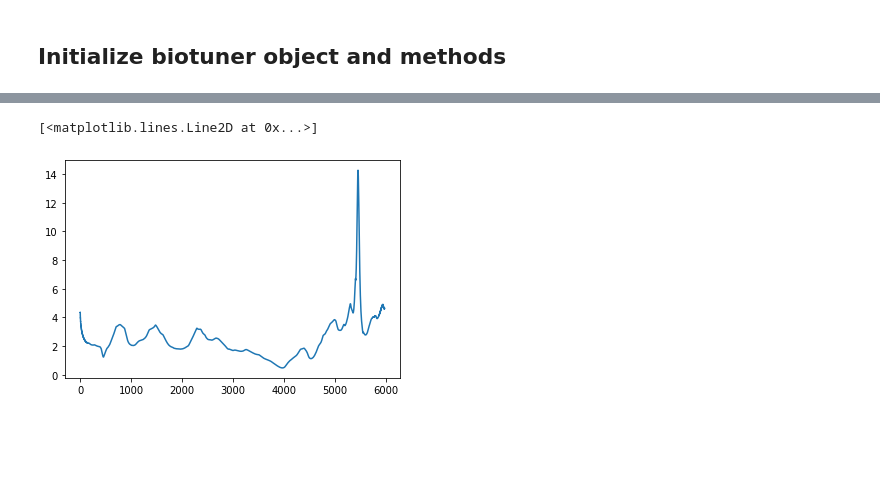
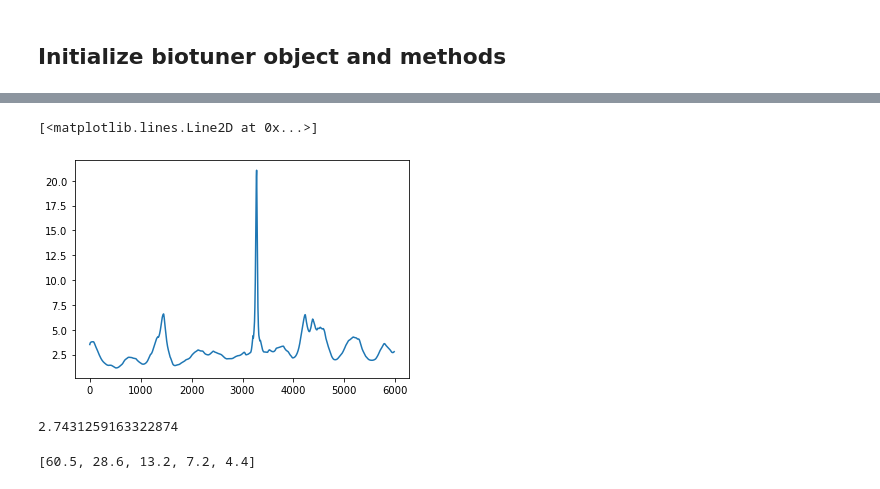
Before and after one commit to AntoineBellemare/biotuner, a Jupyter notebook: biotuner_object.ipynb, the cells around one changed output, grey strips where cells are left out. Cells and saved outputs as stored; diff of their text form; code cells hidden in the pictures; blank space fills up the shorter version.

```diff
--- a/biotuner_object.ipynb
+++ b/biotuner_object.ipynb
@@ -74,6 +75,8 @@ class biotuner(object):
        Generates self.peaks and self.peaks_ratios attributes'''
 
     def peaks_extraction (self, data, peaks_function = None, FREQ_BANDS = None, precision = None, sf = None, max_freq = 80, compute_sub_ratios = None):
+
+
         self.data = data
         if sf == None:
             sf = self.sf
@@ -300,7 +303,7 @@ class biotuner(object):
             high = max_freq
             steps = int((high-low)/precision_hh)
             edges, bins = emd.spectra.define_hist_bins(low, high, steps, 'log')
-            self.IF = IF
+            self.IF = np.moveaxis(IF, 0 ,1)
             # Compute the 1d Hilbert-Huang transform (power over carrier frequency)
             spec = emd.spectra.hilberthuang_1d(IF, IA, edges)
 
@@ -357,16 +360,16 @@ biotuning.IMFs[0][incut:outcut]
 # %%
 import time
 start = time.time()
-data = epochs_data[11][55][0:6000] # Define data (single time series)
-biotuning = biotuner(1000, peaks_function = 'HH1D_max', precision = 0.5, n_harm = 30) # Initialize biotuner object
+data = epochs_data[15][55][0:6000] # Define data (single time series)
+biotuning = biotuner(1000, peaks_function = 'EEMD', precision = 0.5, n_harm = 10) # Initialize biotuner object
 biotuning.peaks_extraction(data)
 biotuning.compute_peaks_metrics()
-#biotuning.peaks_extension(method = 'harmonic_fit', harm_function = 'mult', cons_limit = 0.1, n_ratios_harms = 5,
-#                          ratios_inc = True)
-biotuning.compute_diss_curve(plot = False, input_type = 'peaks', denom = 50, consonance = False, n_tet_grid = 12)
-biotuning.compute_spectromorph(comp_chords = True, min_notes = 5, cons_limit = 45, cons_chord_method = 'euler')
+biotuning.peaks_extension(method = 'harmonic_fit', harm_function = 'mult', cons_limit = 0.1, n_ratios_harms = 5,
+                          ratios_inc_fit = True, ratios_inc = True)
+#biotuning.compute_diss_curve(plot = False, input_type = 'peaks', denom = 50, consonance = False, n_tet_grid = 12)
+#biotuning.compute_spectromorph(comp_chords = True, min_notes = 5, cons_limit = 50, cons_chord_method = 'euler')
 
-#biotuning.compute_harmonic_entropy(input_type = 'extended_peaks_inc', plot_entropy = True, octave = 8, rebound = True)
+biotuning.compute_harmonic_entropy(input_type = 'extended_peaks_inc_fit', plot_entropy = True, octave = 2, rebound = True)
 stop = time.time()
 print(stop-start)
 # %% [output]
@@ -375,11 +401,17 @@ print(stop-start)
 # %%
-IF = np.moveaxis(biotuning.IF, 0 ,1)
-plt.plot(IF[4][10:-10])
+#IF = np.moveaxis(biotuning.IF, 0 ,1)
+plt.plot(biotuning.IF[4][10:-10])
 # %% [output]
 [<matplotlib.lines.Line2D at 0x...>]
-[figure, old version]
+[figure, new version]
+# %%
+np.var(biotuning.IF[4][10:-10])
+# %% [output]
+2.7431259163322874
 # %%
 a = biotuning.spectro_chords[0]
 b = biotuning.spectro_chords[1]
-b
+a
+# %% [output]
+[60.5, 28.6, 13.2, 7.2, 4.4]
 # %%
```
Also changed, not shown: parts of 6 cells of this notebook, 1 other file.
